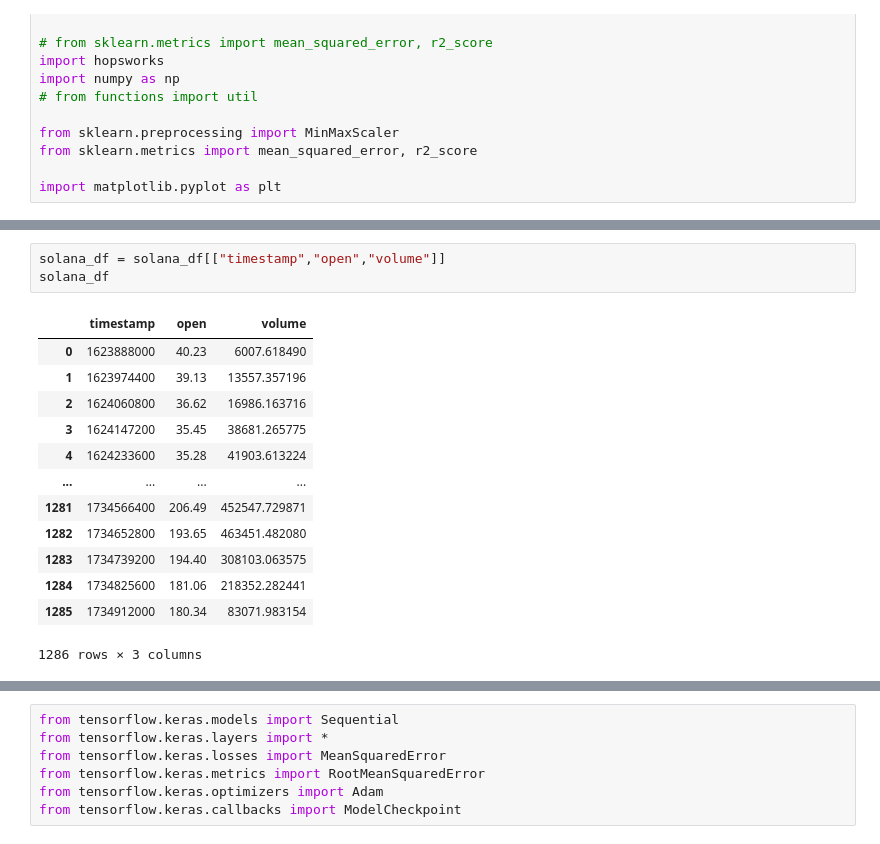
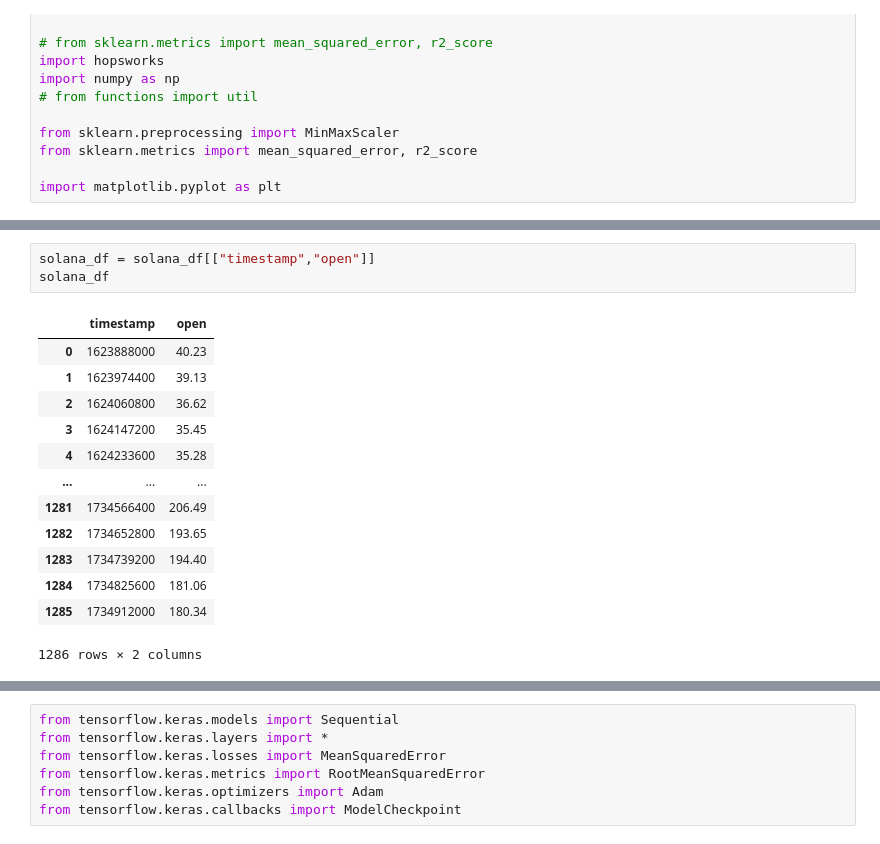
Before and after one commit to natassaf/ID2223-final-project, a Jupyter notebook: training_pipeline.ipynb, the cells around one changed output, grey strips where cells are left out. Saved outputs shown, nothing was run; the diff lists cells and outputs as text.

```diff
--- a/training_pipeline.ipynb
+++ b/training_pipeline.ipynb
@@ -53,22 +53,22 @@ Finished: Reading data from Hopsworks, using Hopsworks Feature Query Service (0.
 | 1285 | 1734912000 | 180.34 | 187.58 | 176.48 | 183.61 | 83071.983154 | 42510.166606 | 40561.816548 |
 1286 rows × 8 columns
 # %%
-solana_df = solana_df[["timestamp","open","volume"]]
+solana_df = solana_df[["timestamp","open"]]
 solana_df
 # %% [output]
-|  | timestamp | open | volume |
-| 0 | 1623888000 | 40.23 | 6007.618490 |
-| 1 | 1623974400 | 39.13 | 13557.357196 |
-| 2 | 1624060800 | 36.62 | 16986.163716 |
-| 3 | 1624147200 | 35.45 | 38681.265775 |
-| 4 | 1624233600 | 35.28 | 41903.613224 |
-| ... | ... | ... | ... |
-| 1281 | 1734566400 | 206.49 | 452547.729871 |
-| 1282 | 1734652800 | 193.65 | 463451.482080 |
-| 1283 | 1734739200 | 194.40 | 308103.063575 |
-| 1284 | 1734825600 | 181.06 | 218352.282441 |
-| 1285 | 1734912000 | 180.34 | 83071.983154 |
+|  | timestamp | open |
+| 0 | 1623888000 | 40.23 |
+| 1 | 1623974400 | 39.13 |
+| 2 | 1624060800 | 36.62 |
+| 3 | 1624147200 | 35.45 |
+| 4 | 1624233600 | 35.28 |
+| ... | ... | ... |
+| 1281 | 1734566400 | 206.49 |
+| 1282 | 1734652800 | 193.65 |
+| 1283 | 1734739200 | 194.40 |
+| 1284 | 1734825600 | 181.06 |
+| 1285 | 1734912000 | 180.34 |
-1286 rows × 3 columns
+1286 rows × 2 columns
 # %%
 # Step 2: Retrieve the feature group by name and version
 bitcoin_feature_group = fs.get_feature_group(
```
Also changed, not shown: parts of 28 cells of this notebook, 2 other files.
